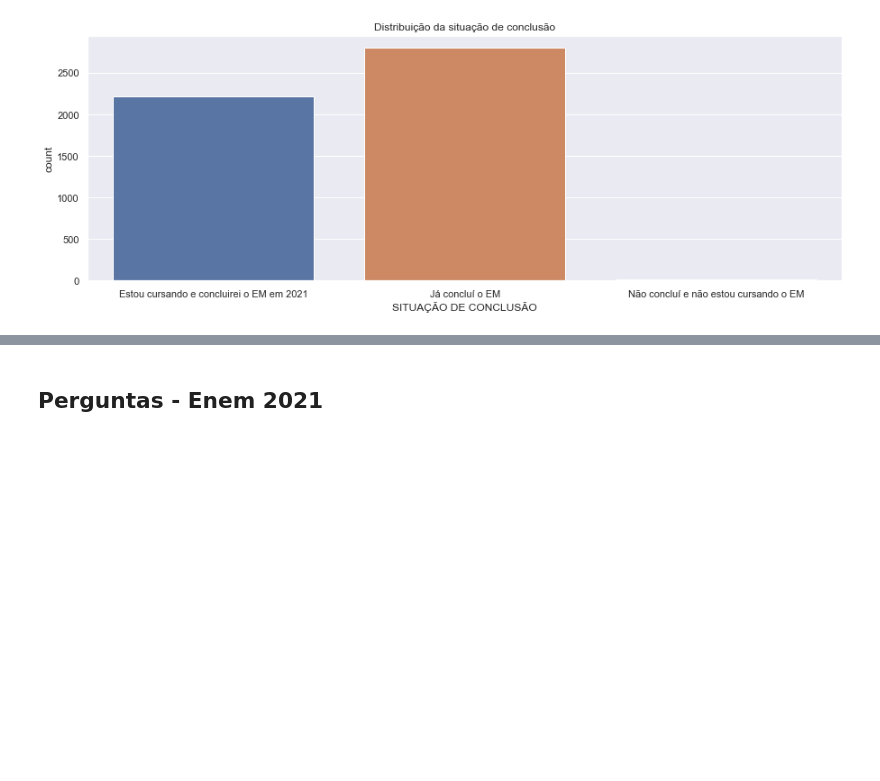
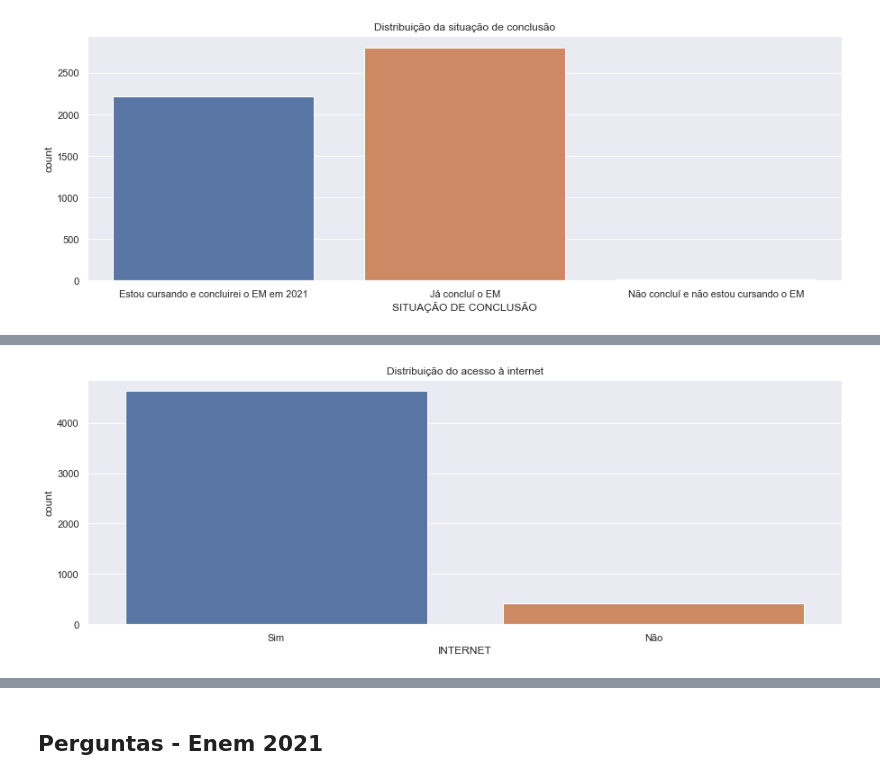
Before and after one commit to Victor-Amarante/Intro_DS, a Jupyter notebook: DataEDA.ipynb, the cells around one changed output, grey strips where cells are left out. Drawn from its saved outputs; the diff is of its cells as text; code cells hidden in the pictures; blank space fills up the shorter version.

```diff
--- a/DataEDA.ipynb
+++ b/DataEDA.ipynb
@@ -155,0 +170,7 @@ ax.set_title('Distribuição da situação de conclusão');
+# %%
+# Distribuicao do acesso a internet
+fig, ax = plt.subplots(figsize=(15,5))
+ax = sns.countplot(x = 'INTERNET', data = df)
+ax.set_title('Distribuição do acesso à internet');
+# %% [output]
+[figure, added]
```
Also changed, not shown: parts of 5 cells of this notebook.
